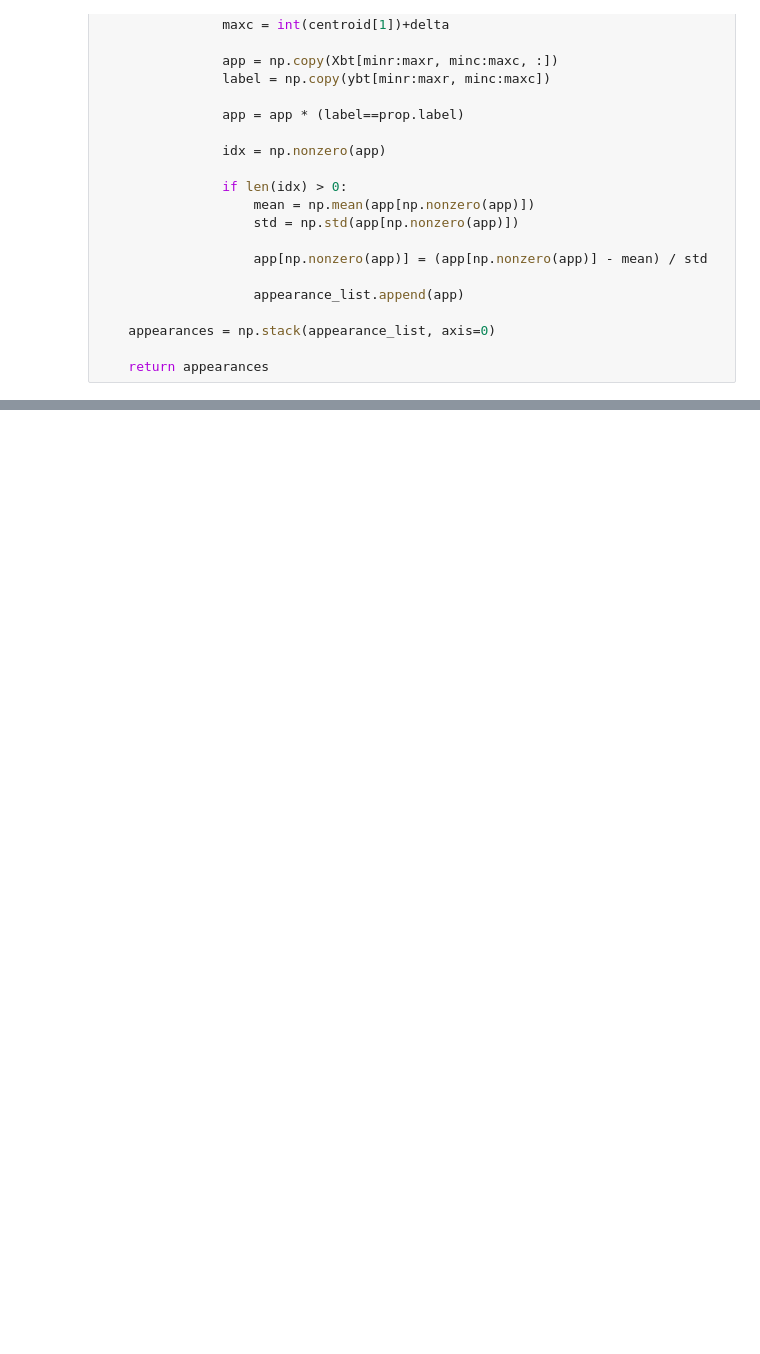
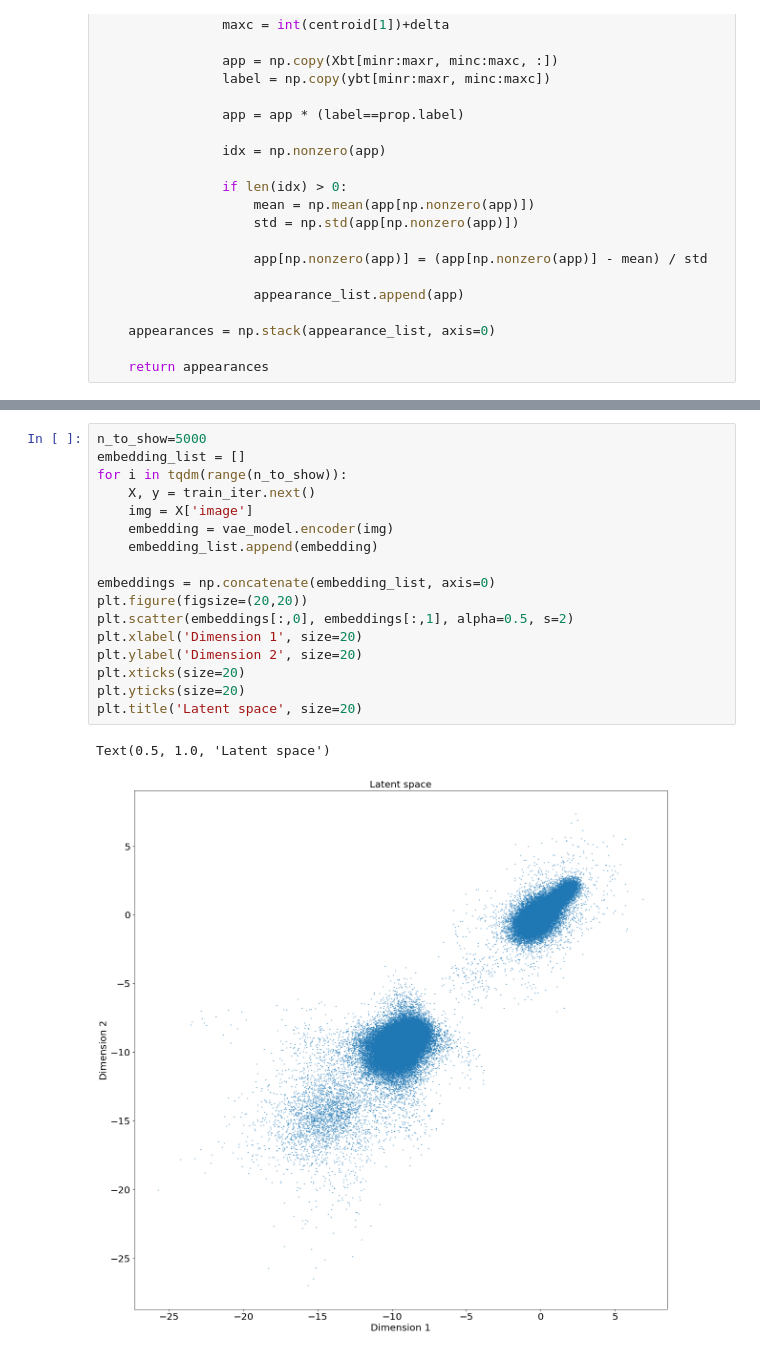
Before and after one commit to kantmanav/cell-life-cycle-vae, a Jupyter notebook: notebooks/write_tf_records/write_std_norm_tf_record.ipynb, the cells around one changed output, grey strips where cells are left out. Saved outputs shown, nothing was run; the diff lists cells and outputs as text; blank space fills up the shorter version.

```diff
--- a/notebooks/write_tf_records/write_std_norm_tf_record.ipynb
+++ b/notebooks/write_tf_records/write_std_norm_tf_record.ipynb
@@ -736,0 +809,20 @@ print('hello')
+# %%
+n_to_show=5000
+embedding_list = []
+for i in tqdm(range(n_to_show)):
+    X, y = train_iter.next()
+    img = X['image']
+    embedding = vae_model.encoder(img)
+    embedding_list.append(embedding)
+
+embeddings = np.concatenate(embedding_list, axis=0)
+plt.figure(figsize=(20,20))
+plt.scatter(embeddings[:,0], embeddings[:,1], alpha=0.5, s=2)
+plt.xlabel('Dimension 1', size=20)
+plt.ylabel('Dimension 2', size=20)
+plt.xticks(size=20)
+plt.yticks(size=20)
+plt.title('Latent space', size=20)
+# %% [output]
+Text(0.5, 1.0, 'Latent space')
+[figure, added]
```
Also changed, not shown: parts of 11 cells of this notebook, 3 other files.
